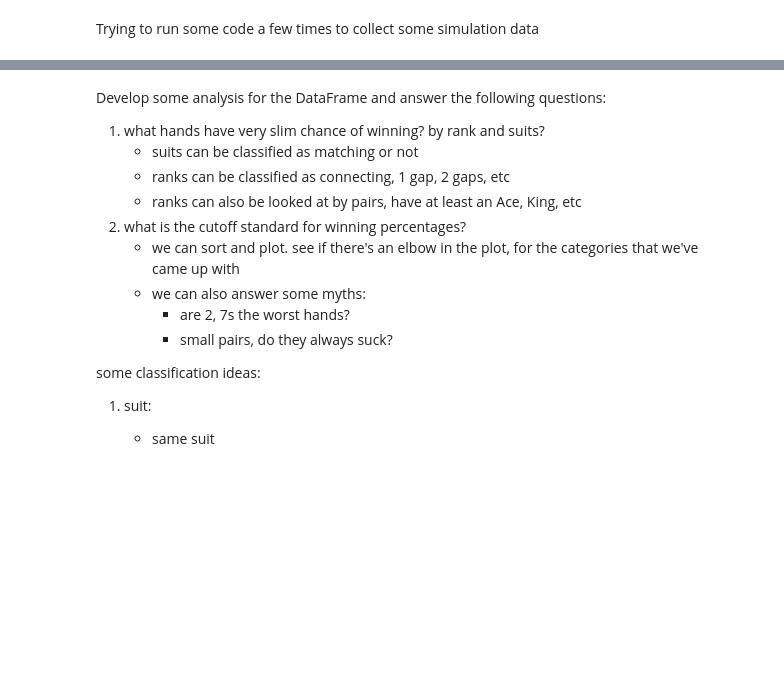
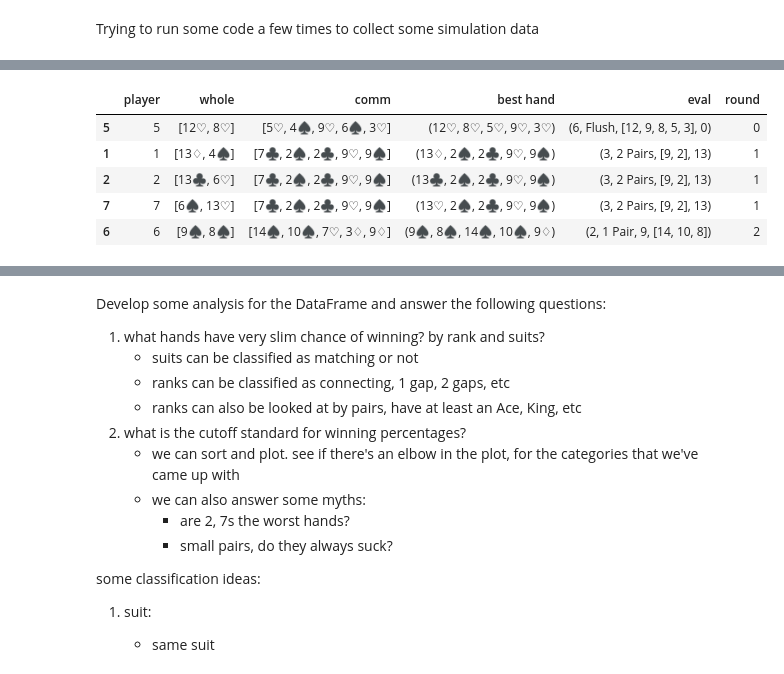
Before and after one commit to a35931chi/Poker, a Jupyter notebook: Poker Analysis.ipynb, the cells around one changed output, grey strips where cells are left out. Cells and saved outputs as stored; diff of their text form; code cells hidden in the pictures; blank space fills up the shorter version.

```diff
--- a/Poker Analysis.ipynb
+++ b/Poker Analysis.ipynb
@@ -113,3 +158,12 @@ starting time: 1533085451.498585
+# %%
+winning_df.head()
+# %% [output]
+|  | player | whole | comm | best hand | eval | round |
+| 5 | 5 | [12♡, 8♡] | [5♡, 4♠, 9♡, 6♠, 3♡] | (12♡, 8♡, 5♡, 9♡, 3♡) | (6, Flush, [12, 9, 8, 5, 3], 0) | 0 |
+| 1 | 1 | [13♢, 4♠] | [7♣, 2♠, 2♣, 9♡, 9♠] | (13♢, 2♠, 2♣, 9♡, 9♠) | (3, 2 Pairs, [9, 2], 13) | 1 |
+| 2 | 2 | [13♣, 6♡] | [7♣, 2♠, 2♣, 9♡, 9♠] | (13♣, 2♠, 2♣, 9♡, 9♠) | (3, 2 Pairs, [9, 2], 13) | 1 |
+| 7 | 7 | [6♠, 13♡] | [7♣, 2♠, 2♣, 9♡, 9♠] | (13♡, 2♠, 2♣, 9♡, 9♠) | (3, 2 Pairs, [9, 2], 13) | 1 |
+| 6 | 6 | [9♠, 8♠] | [14♠, 10♠, 7♡, 3♢, 9♢] | (9♠, 8♠, 14♠, 10♠, 9♢) | (2, 1 Pair, 9, [14, 10, 8]) | 2 |
 # %%
 all_possible_whole = pd.DataFrame({'whole':[whole for whole in list(itertools.combinations(mydeck.order(), 2))]})
 print(all_possible_whole.iloc[100:106])
```
Also changed, not shown: parts of 15 cells of this notebook, 1 other file.
